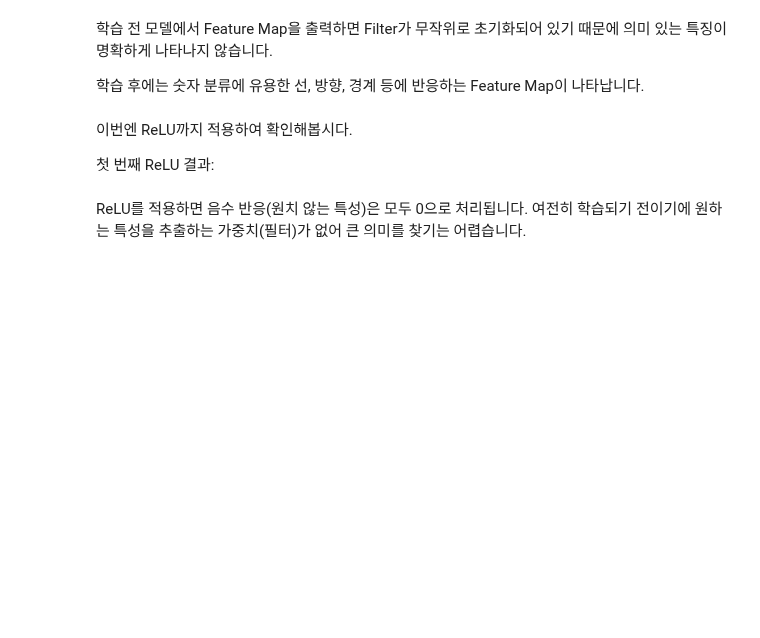
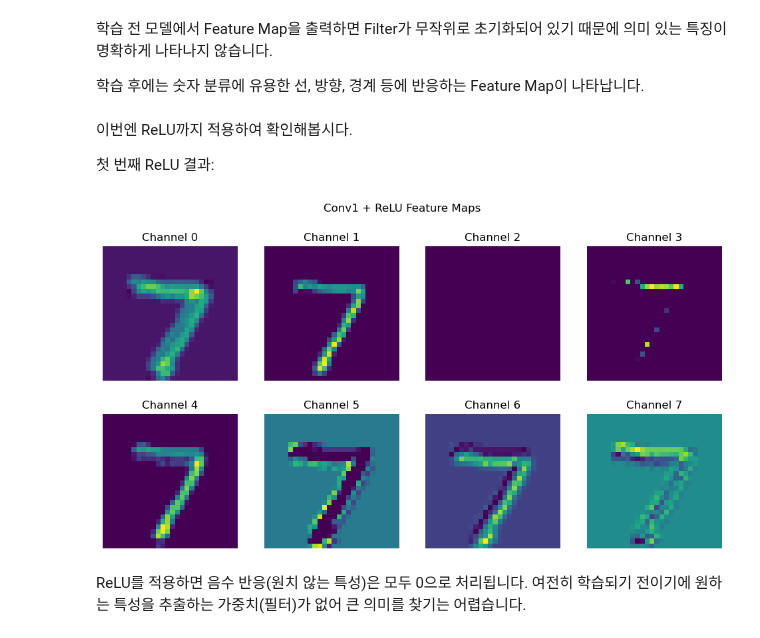
Before and after one commit to gocleanwater/Vision-LLM-202237752, a Jupyter notebook: 03_DL-and-GPU.ipynb, the cells around one changed output. Saved outputs shown, nothing was run; the diff lists cells and outputs as text; code cells hidden in the pictures; blank space fills up the shorter version.

```diff
--- a/03_DL-and-GPU.ipynb
+++ b/03_DL-and-GPU.ipynb
@@ -1770,9 +1811,12 @@ for i in range(8):
 # %%
 show_feature_maps(
     features["relu1"],
     title="Conv1 + ReLU Feature Maps",
     max_maps=8,
+    cmap="viridis",
 )
+# %% [output]
+[figure, added]
 # %% [markdown]
 ReLU를 적용하면 음수 반응(원치 않는 특성)은 모두 0으로 처리됩니다. 여전히 학습되기 전이기에 원하는 특성을 추출하는 가중치(필터)가 없어 큰 의미를 찾기는 어렵습니다.
 # %% [markdown]
```
Also changed, not shown: parts of 36 cells of this notebook.
